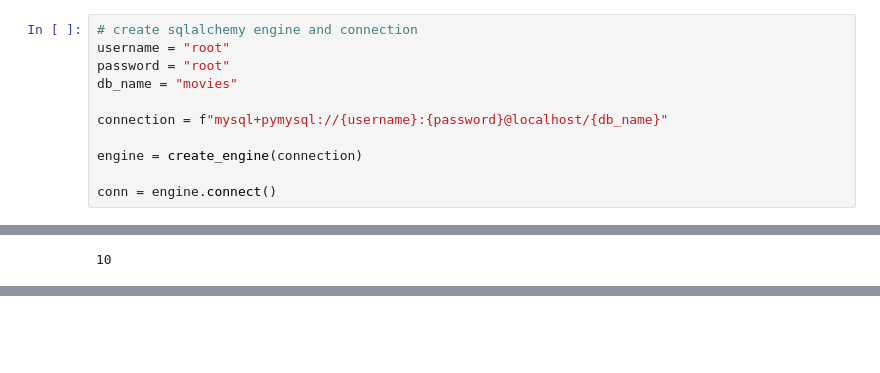
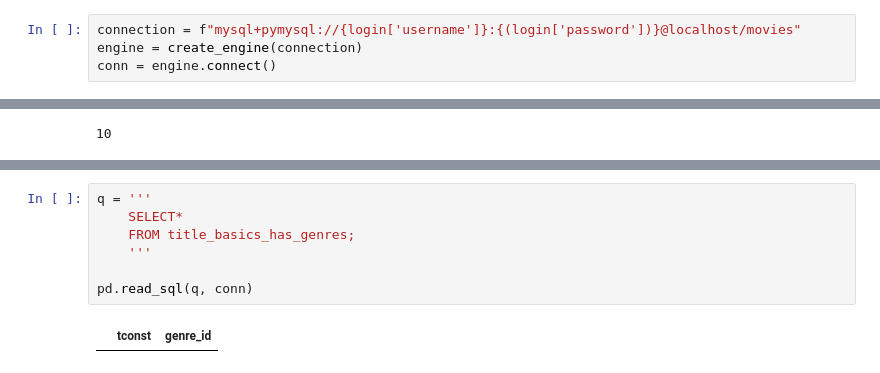
Before and after one commit to EhLeeOod/movie-project, a Jupyter notebook: part-3b.ipynb, the cells around one changed output, grey strips where cells are left out. Cells and saved outputs as stored; diff of their text form; blank space fills up the shorter version.

Commit message:
connect to db with json file

```diff
--- a/part-3b.ipynb
+++ b/part-3b.ipynb
@@ -11,15 +11,8 @@ pymysql.install_as_MySQLdb()
 import pandas as pd
 import os,json
 # %%
-# create sqlalchemy engine and connection
-username = "root"
-password = "root"
-db_name = "movies"
-
-connection = f"mysql+pymysql://{username}:{password}@localhost/{db_name}"
-
+connection = f"mysql+pymysql://{login['username']}:{(login['password'])}@localhost/movies"
 engine = create_engine(connection)
-
 conn = engine.connect()
 # %%
 # run query to show all tables
@@ -245,0 +251,9 @@ NameError: name 'VARCHAR' is not defined
+# %%
+q = '''
+    SELECT*
+    FROM title_basics_has_genres;
+    '''
+
+pd.read_sql(q, conn)
+# %% [output]
+|  | tconst | genre_id |
```
Also changed, not shown: parts of 3 cells of this notebook.
